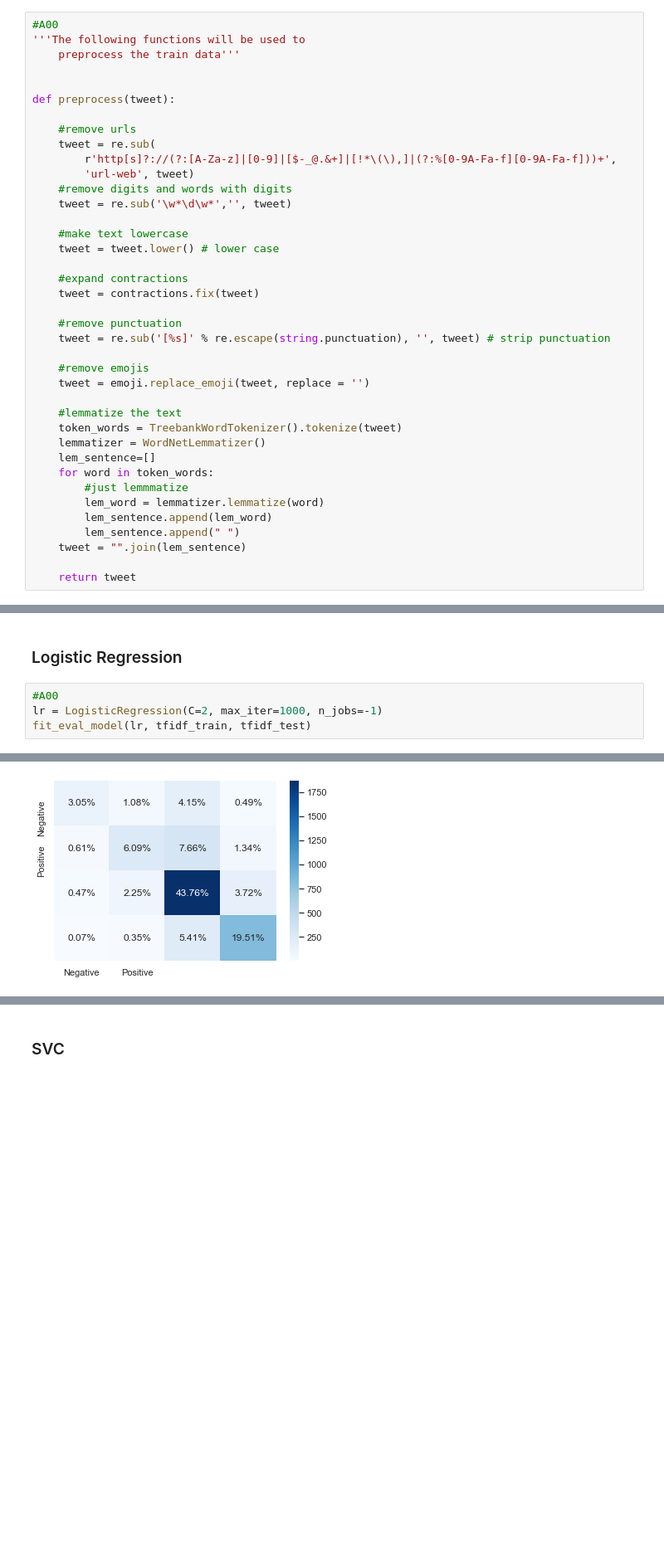
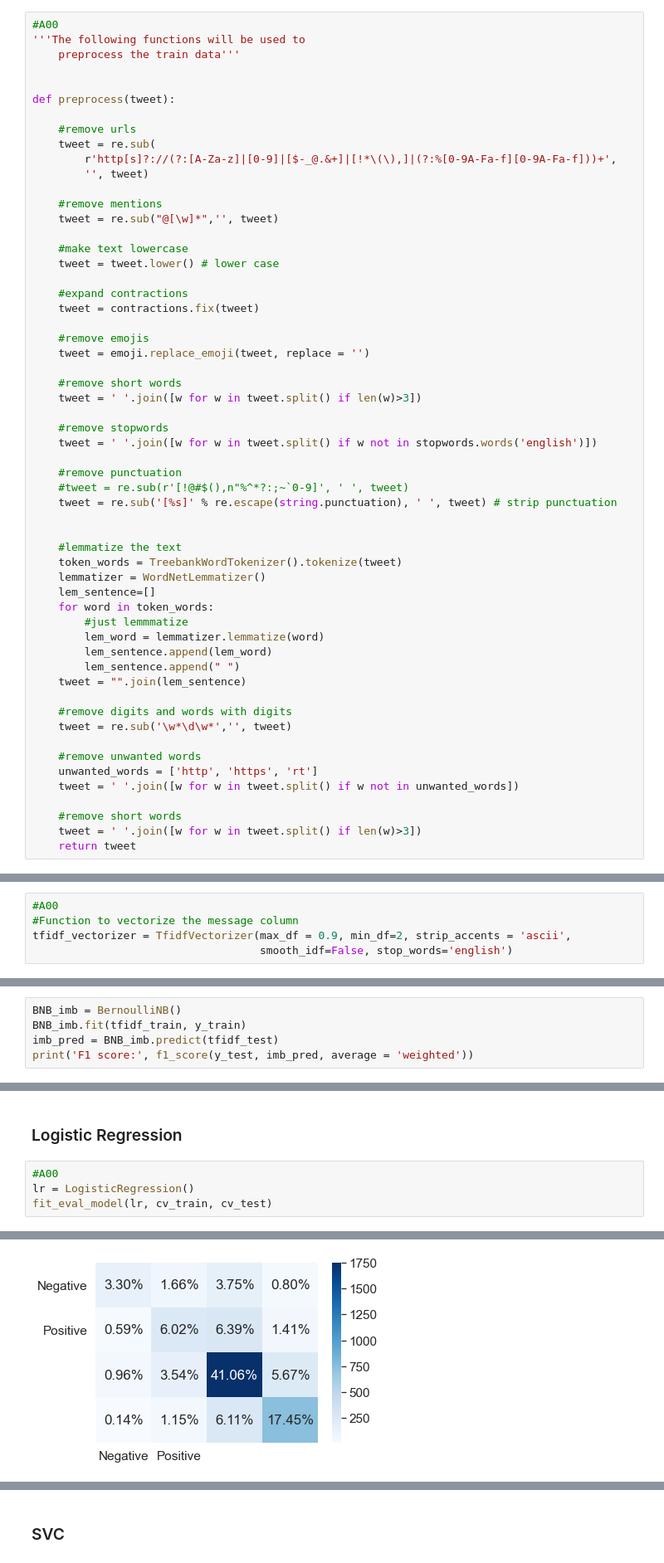
Before and after one commit to JessWN/2110ACDS_T13, a Jupyter notebook: 2110ACDS_T13.ipynb, the cells around one changed output, grey strips where cells are left out. Shown at 83% size. Cells and saved outputs as stored; diff of their text form; blank space fills up the shorter version.

```diff
--- a/2110ACDS_T13.ipynb
+++ b/2110ACDS_T13.ipynb
@@ -836,9 +1089,10 @@ def preprocess(tweet):
     #remove urls
     tweet = re.sub(
         r'http[s]?://(?:[A-Za-z]|[0-9]|[$-_@.&+]|[!*\(\),]|(?:%[0-9A-Fa-f][0-9A-Fa-f]))+',
-        'url-web', tweet)
-    #remove digits and words with digits
-    tweet = re.sub('\w*\d\w*','', tweet)
+        '', tweet)
+
+    #remove mentions
+    tweet = re.sub("@[\w]*",'', tweet)
 
     #make text lowercase
     tweet = tweet.lower() # lower case
@@ -846,11 +1100,19 @@ def preprocess(tweet):
     #expand contractions
     tweet = contractions.fix(tweet)
 
-    #remove punctuation
-    tweet = re.sub('[%s]' % re.escape(string.punctuation), '', tweet) # strip punctuation
-
     #remove emojis
     tweet = emoji.replace_emoji(tweet, replace = '')
+
+    #remove short words
+    tweet = ' '.join([w for w in tweet.split() if len(w)>3])
+
+    #remove stopwords
+    tweet = ' '.join([w for w in tweet.split() if w not in stopwords.words('english')])
+
+    #remove punctuation
+    #tweet = re.sub(r'[!@#$(),n"%^*?:;~`0-9]', ' ', tweet)
+    tweet = re.sub('[%s]' % re.escape(string.punctuation), ' ', tweet) # strip punctuation
+
 
     #lemmatize the text
     token_words = TreebankWordTokenizer().tokenize(tweet)
@@ -863,6 +1125,15 @@ def preprocess(tweet):
         lem_sentence.append(" ")
     tweet = "".join(lem_sentence)
 
+    #remove digits and words with digits
+    tweet = re.sub('\w*\d\w*','', tweet)
+
+    #remove unwanted words
+    unwanted_words = ['http', 'https', 'rt']
+    tweet = ' '.join([w for w in tweet.split() if w not in unwanted_words])
+
+    #remove short words
+    tweet = ' '.join([w for w in tweet.split() if len(w)>3])
     return tweet
 # %% [markdown]
 _Testing out the pre-processor_
@@ -1100,0 +1242,5 @@ print (grid_search_tune.best_estimator_.steps)
+# %%
+#A00
+#Function to vectorize the message column
+tfidf_vectorizer = TfidfVectorizer(max_df = 0.9, min_df=2, strip_accents = 'ascii',
+                                   smooth_idf=False, stop_words='english')
@@ -1100,0 +1300,5 @@ print (grid_search_tune.best_estimator_.steps)
+# %%
+BNB_imb = BernoulliNB()
+BNB_imb.fit(tfidf_train, y_train)
+imb_pred = BNB_imb.predict(tfidf_test)
+print('F1 score:', f1_score(y_test, imb_pred, average = 'weighted'))
@@ -1206,6 +1445,6 @@ weighted avg       0.72      0.64      0.56      4269
 ### Logistic Regression
 # %%
 #A00
-lr = LogisticRegression(C=2, max_iter=1000, n_jobs=-1)
-fit_eval_model(lr, tfidf_train, tfidf_test)
+lr = LogisticRegression()
+fit_eval_model(lr, cv_train, cv_test)
 # %% [output]
@@ -1232 +1470 @@ weighted avg       0.72      0.72      0.71      4269
-[figure, old version]
+[figure, new version]
```
Also changed, not shown: parts of 144 cells of this notebook.
